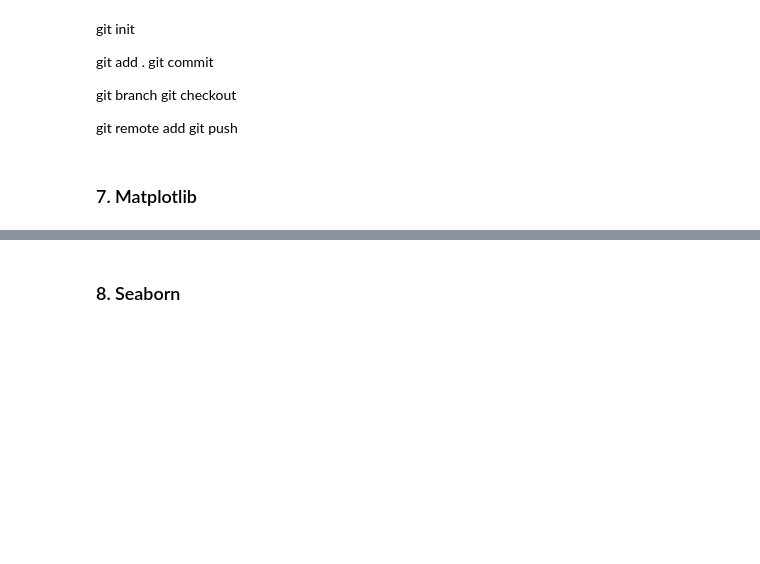
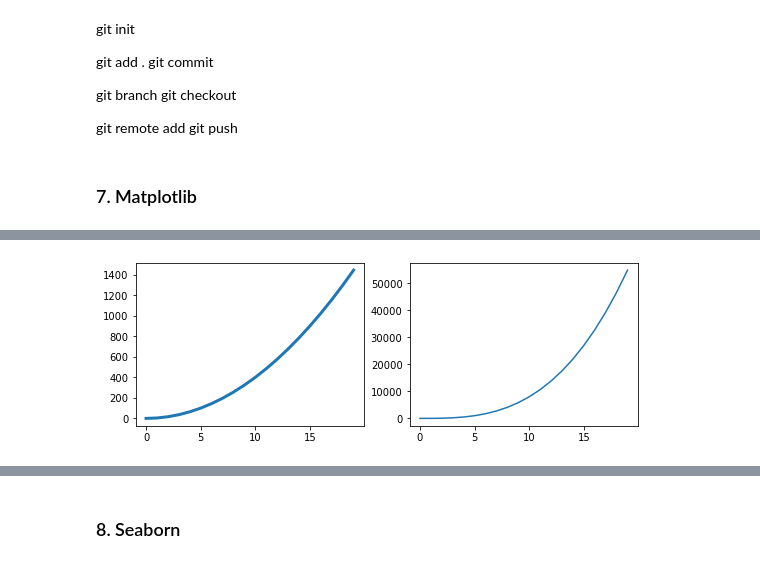
Before and after one commit to destiny301/INF552_hw0, a Jupyter notebook: hw0_Tianyi_Zhang.ipynb, the cells around one changed output, grey strips where cells are left out. Cells and saved outputs as stored; diff of their text form; code cells hidden in the pictures; blank space fills up the shorter version.

```diff
--- a/hw0_Tianyi_Zhang.ipynb
+++ b/hw0_Tianyi_Zhang.ipynb
@@ -231,0 +254,9 @@ git push
+# %%
+plt.figure(figsize = (9,3))
+plt.subplot(121)
+plt.plot(x, y1, linewidth = 3)
+plt.subplot(122)
+plt.plot(x, y2)
+plt.show()
+# %% [output]
+[figure, added]
```
Also changed, not shown: parts of 13 cells of this notebook.
